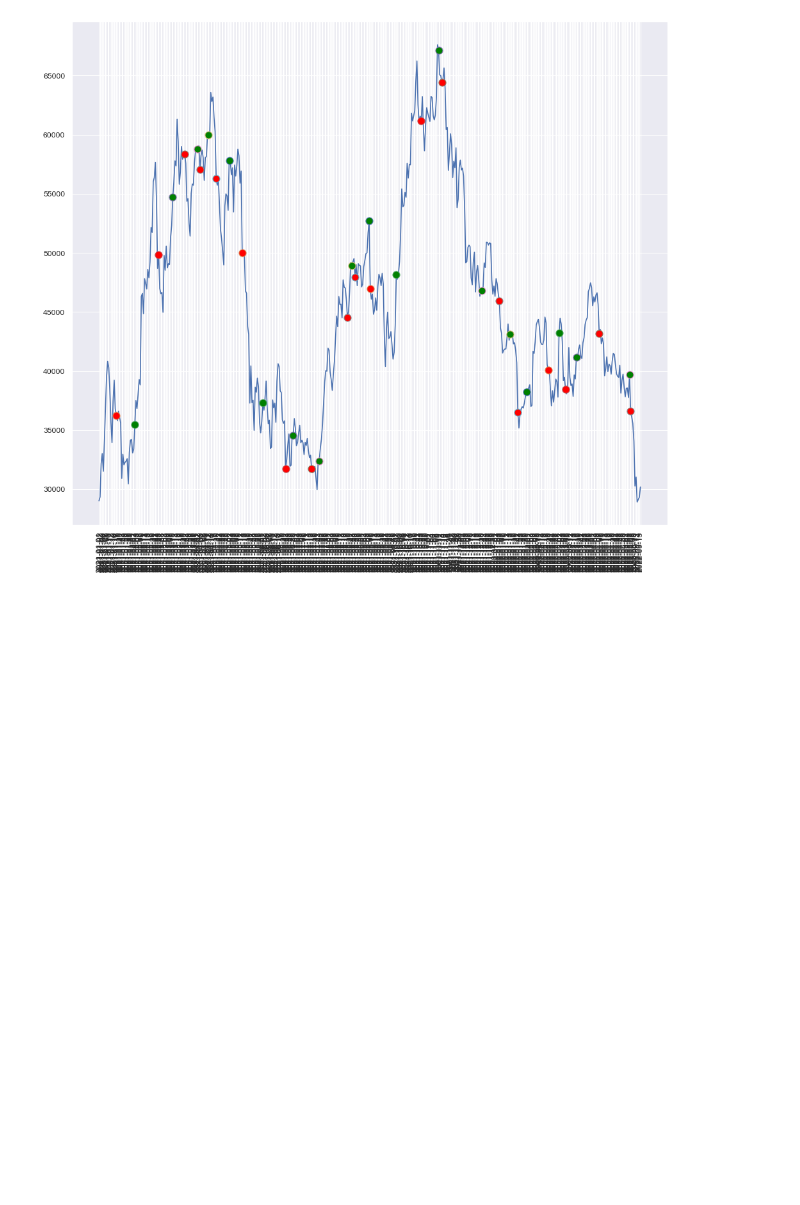
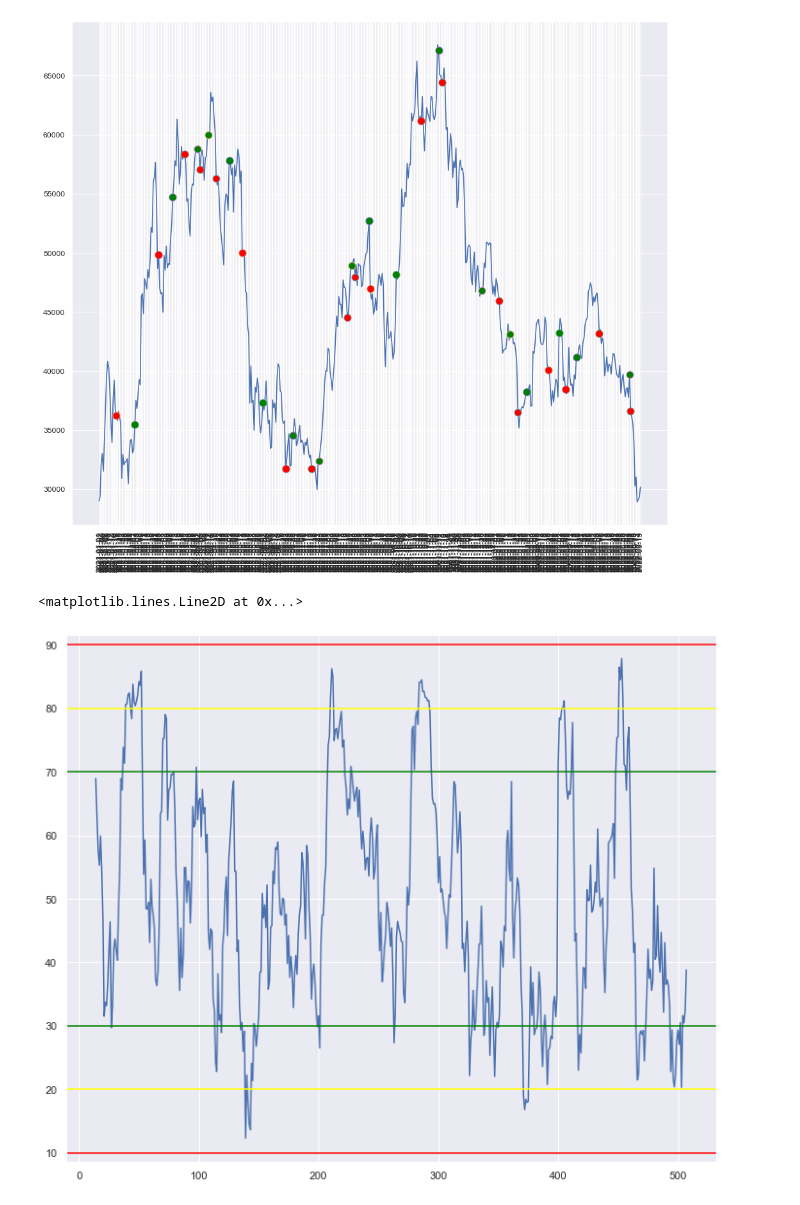
Before and after one commit to amiel103/crypto_analysis, a Jupyter notebook: Untitled.ipynb, the cells around one changed output. Drawn from its saved outputs; the diff is of its cells as text; code cells hidden in the pictures; blank space fills up the shorter version.

```diff
--- a/Untitled.ipynb
+++ b/Untitled.ipynb
@@ -84,3 +90,30 @@ plt.xticks(rotation=90)
 plt.show()
 # %% [output]
 [figure]
+# %%
+delta = df['price'].diff(1)
+delta = delta.dropna()
+up = delta.copy()
+down = delta.copy()
+
+up[ up <0] = 0
+down[ down >0] = 0
+time_period = 14
+avg_gain = abs( up.rolling(window=time_period).mean() )
+
+avg_loss = abs( down.rolling(window=time_period).mean() )
+rs = avg_gain / avg_loss
+rsi = 100.0 - (100.0/(1.0 + rs))
+# %%
+fig, ax = plt.subplots(1,1,figsize=(12, 10))
+
+ax0 = rsi.plot(ax=ax)
+ax0.axhline(30,color='green')
+ax0.axhline(70,color='green')
+ax0.axhline(20,color='yellow')
+ax0.axhline(80,color='yellow')
+ax0.axhline(10,color='red')
+ax0.axhline(90,color='red')
+# %% [output]
+<matplotlib.lines.Line2D at 0x...>
+[figure, added]
```
Also changed, not shown: parts of 2 cells of this notebook.
